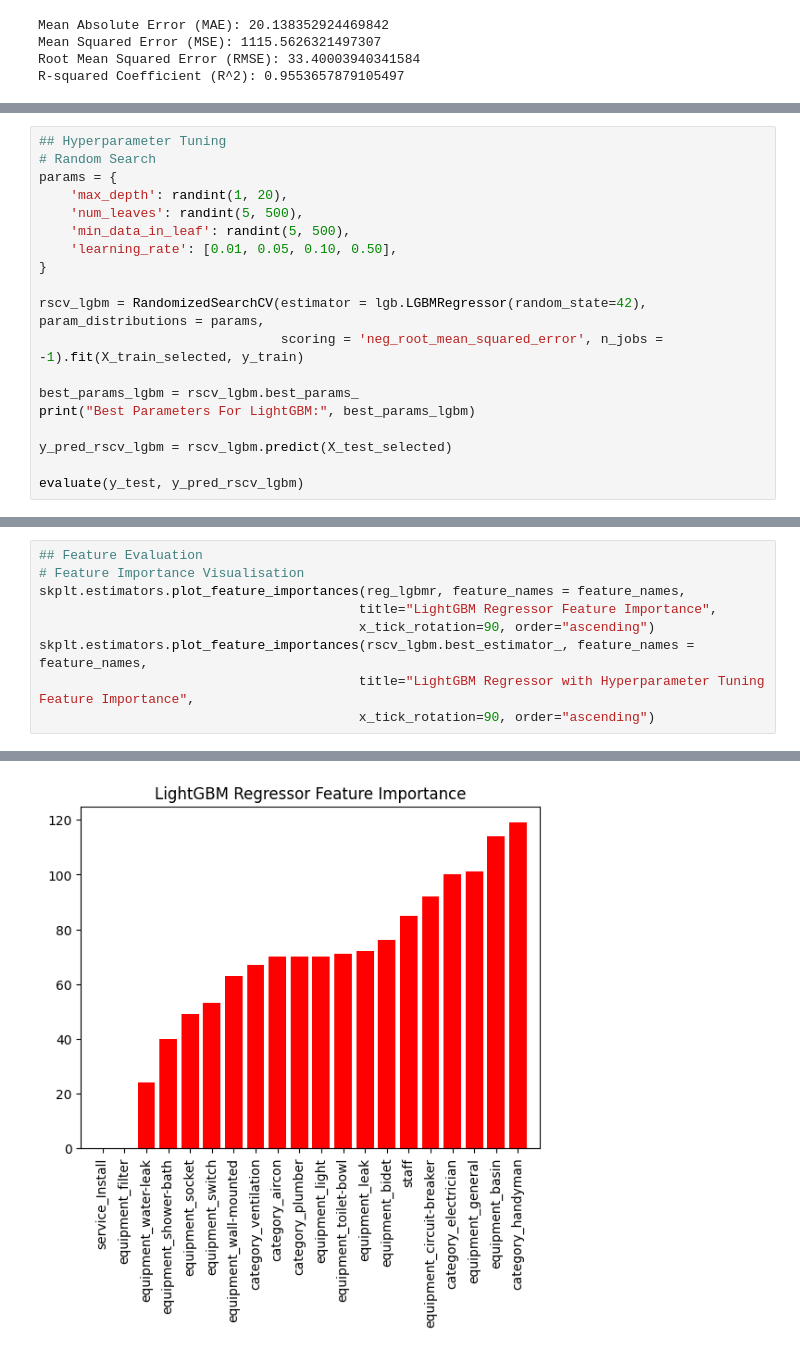
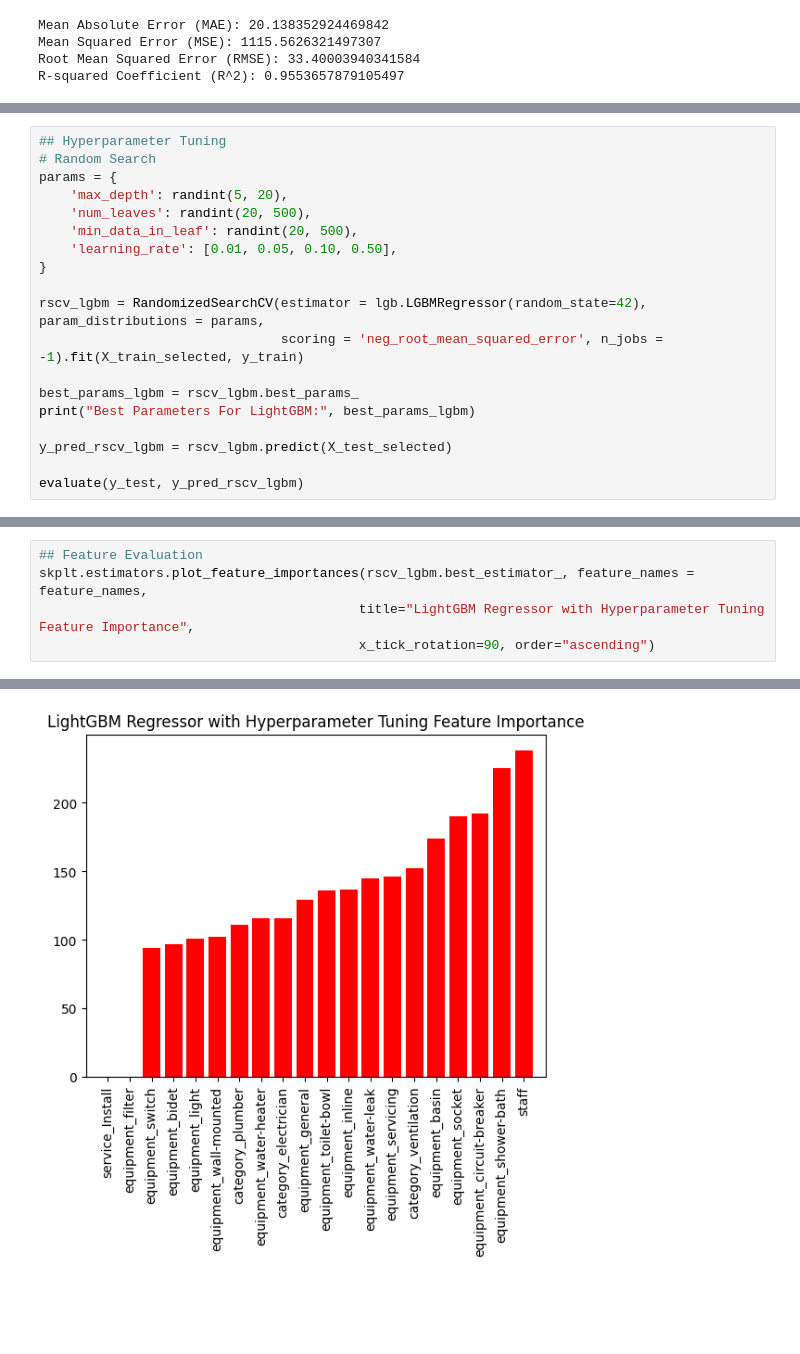
Before and after one commit to seantanyurong/repairs-sg, a Jupyter notebook: notebook/modelling.ipynb, the cells around one changed output, grey strips where cells are left out. Cells and saved outputs as stored; diff of their text form; blank space fills up the shorter version.

```diff
--- a/notebook/modelling.ipynb
+++ b/notebook/modelling.ipynb
@@ -477,9 +440,9 @@ plt.show()
 ## Hyperparameter Tuning
 # Random Search
 params = {
-    'max_depth': randint(1, 20),
-    'num_leaves': randint(5, 500),
-    'min_data_in_leaf': randint(5, 500),
+    'max_depth': randint(5, 20),
+    'num_leaves': randint(20, 500),
+    'min_data_in_leaf': randint(20, 500),
     'learning_rate': [0.01, 0.05, 0.10, 0.50],
 }
 
@@ -502,12 +465,8 @@ R-squared Coefficient (R^2): 0.9551419841768328
 # %%
 ## Feature Evaluation
-# Feature Importance Visualisation
-skplt.estimators.plot_feature_importances(reg_lgbmr, feature_names = feature_names,
-                                         title="LightGBM Regressor Feature Importance",
-                                         x_tick_rotation=90, order="ascending")
 skplt.estimators.plot_feature_importances(rscv_lgbm.best_estimator_, feature_names = feature_names,
                                          title="LightGBM Regressor with Hyperparameter Tuning Feature Importance",
                                          x_tick_rotation=90, order="ascending")
 # %% [output]
 <Axes: title={'center': 'LightGBM Regressor with Hyperparameter Tuning Feature Importance'}>
-[figure, old version]
+[figure, new version]
```
Also changed, not shown: parts of 12 cells of this notebook.
